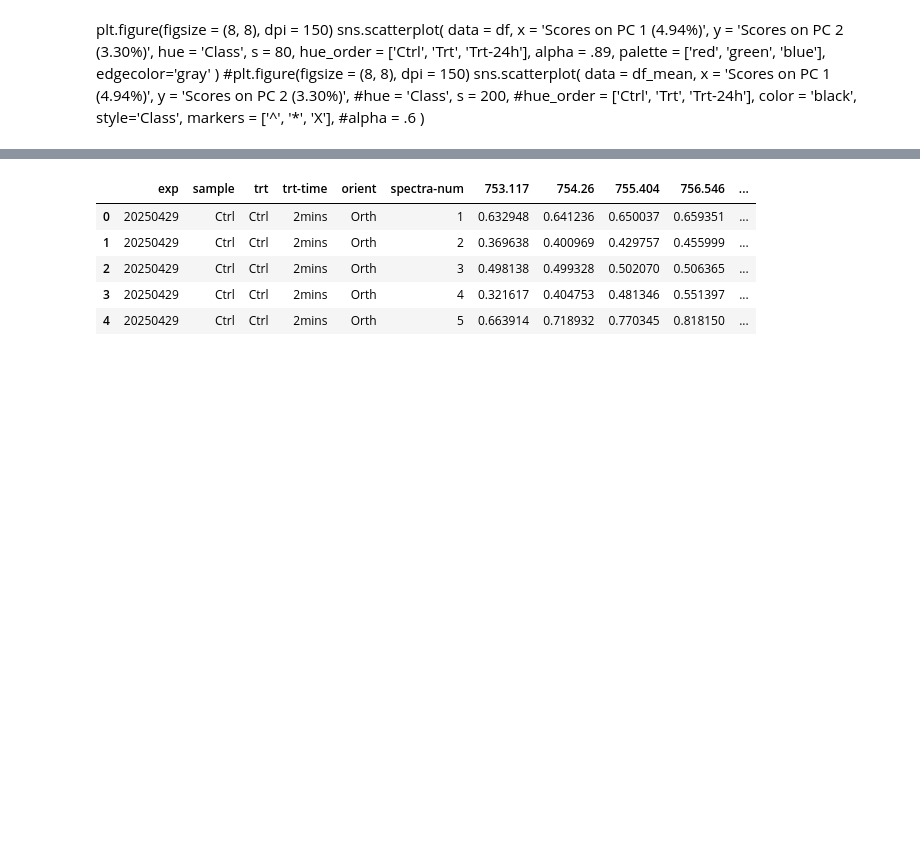
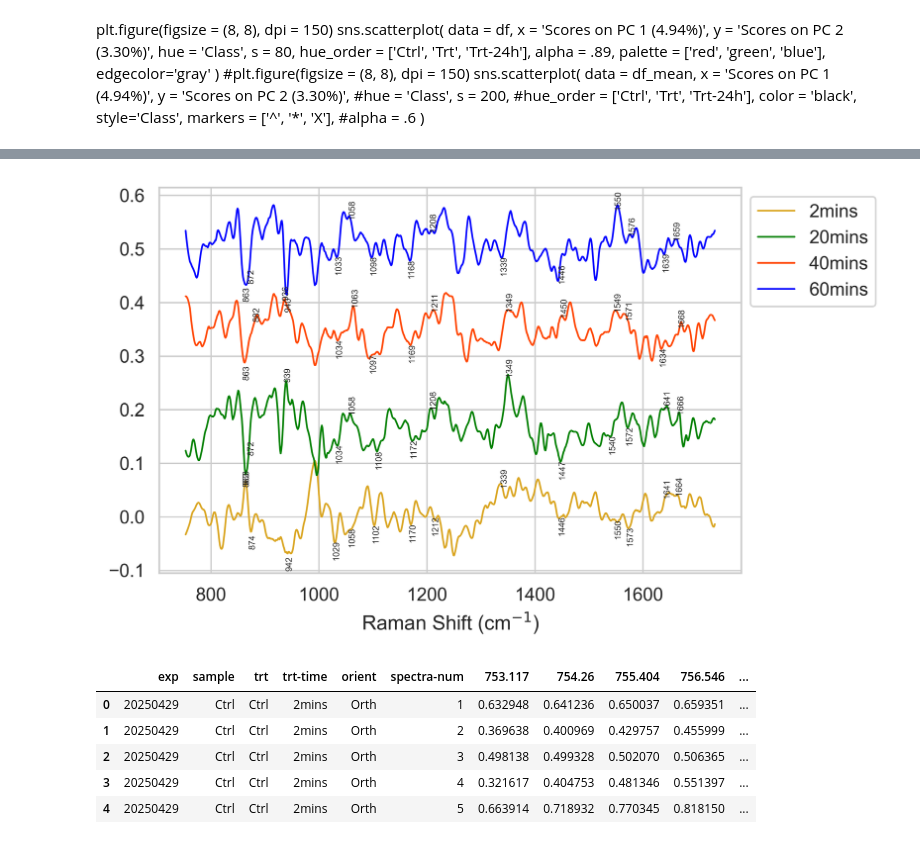
Before and after one commit to bunmiadejimi/Raman_Collagen, a Jupyter notebook: pca_plots_ellipse.ipynb, the cells around one changed output, grey strips where cells are left out. Cells and saved outputs as stored; diff of their text form; code cells hidden in the pictures; blank space fills up the shorter version.

```diff
--- a/pca_plots_ellipse.ipynb
+++ b/pca_plots_ellipse.ipynb
@@ -283,3 +243,45 @@ plt.show()
+# %%
+col_map = ['goldenrod','green', 'orangered', 'blue', 'k']
+plt.figure(figsize = (6, 4), dpi = 600)
+sns.set_theme(context = 'paper', font_scale = 1.2, style = 'whitegrid', rc={"patch.linewidth": 1.0})
+for x in range(ld.shape[0]-1):
+    sns.lineplot(
+        x = ld.columns[1:],
+        y = ld.iloc[x, 1:].values + x/6,
+        lw = 1,
+        color = col_map[x],
+        label = ld['exp'][x]
+    )
+    ctrs = [857, 876, 940, 1033, 1062, 1102, 1167, 1207, 1344, 1451, 1545, 1575, 1636, 1663]
+    #orth:  [857, 876, 940, 1033, 1062, 1102, 1167, 1207, 1344, 1451, 1545, 1575, 1636, 1663]
+    #para: [876, 1321,1245, 1270,  1381, 1033, 1062, 1167, 1207, 1344, 1451, 1545, 1575, 1636, 1663]
+    for c in ctrs:
+        #for b in range(0, 4):
+        mask = (ld.columns[1:] >= c - 5) & (ld.columns[1:] <= c + 6)
+
+        loc_idx = ld.columns[1:][mask]
+        peak_idx = ld.iloc[x, 1:][mask]
+            #print(peak_idx.values)
+
+        if (peak_idx.values < 0).any():
+                #print(peak_idx.values)
+            idx_max = np.argmin(peak_idx)
+        else:
+            idx_max = np.argmax(peak_idx)
+
+        peak_wl = loc_idx[idx_max]
+        int_val = peak_idx.values[idx_max]
+                        #print(int_val)
+        if int_val < 0:
+            plt.text(peak_wl + 10, int_val + x/6 - .03,
+                                f'{peak_wl:.0f}', rotation=90, fontsize=5, ha='right')
+        else:
+            plt.text(peak_wl + 10, int_val + x/6,
+                            f'{peak_wl:.0f}', rotation=90, fontsize=5, ha='right')
+    plt.legend(bbox_to_anchor = (1, 1))
+    plt.xlabel("Raman Shift (cm$^{-1}$)")
+# %% [output]
+[figure, added]
 # %%
 data = pd.read_excel('c:\\Users\\oadeji01\\OneDrive - Tufts\\Bunmi - NavehLab-01\\Raman_Bunmi\\Master_Data\\Data_Master_Sheet_Phenorm.xlsx', sheet_name='2mins_Orth')
 data.head()
```
Also changed, not shown: parts of 5 cells of this notebook.
